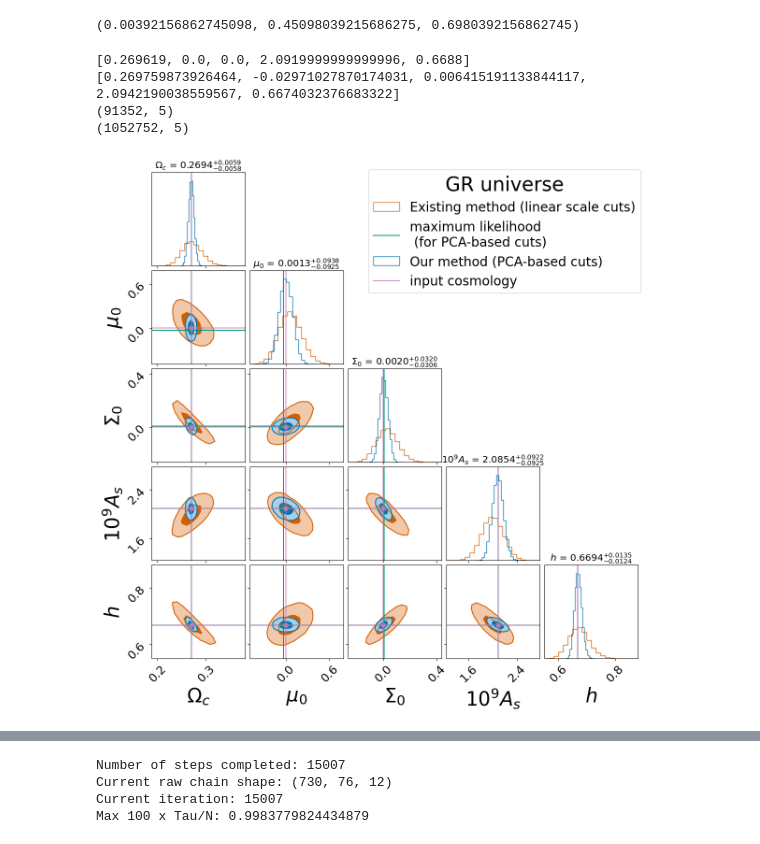
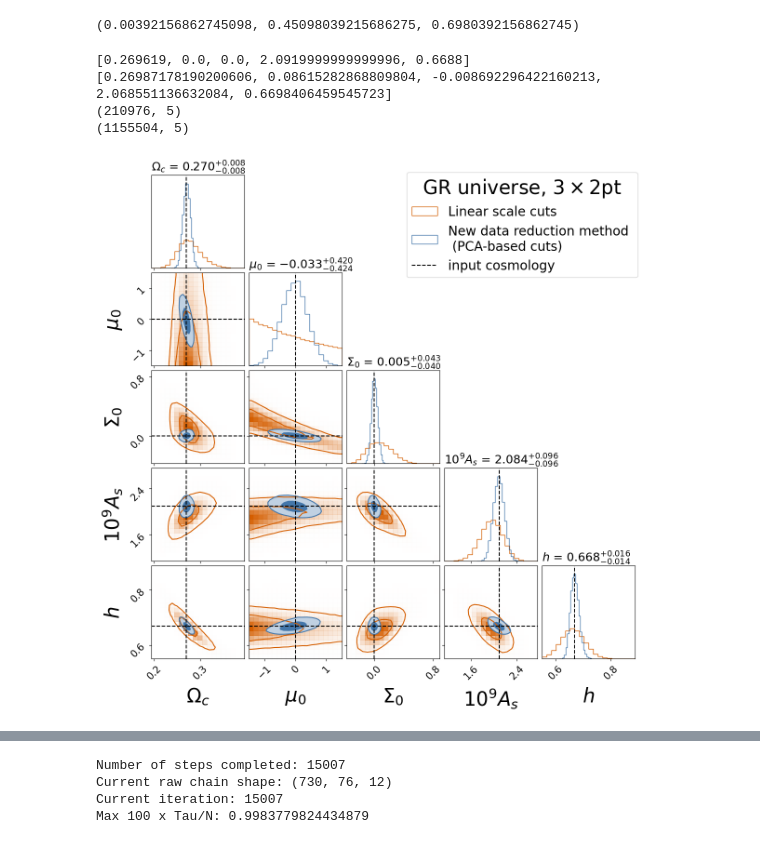
Before and after one commit to CarolaZano/PCA_project, a Jupyter notebook: Parameter_inference_GR/Read_emcee_progress.ipynb, the cells around one changed output, grey strips where cells are left out. Saved outputs shown, nothing was run; the diff lists cells and outputs as text; code cells hidden in the pictures.

```diff
--- a/Parameter_inference_GR/Read_emcee_progress.ipynb
+++ b/Parameter_inference_GR/Read_emcee_progress.ipynb
@@ -113,7 +112,7 @@ Maximum likelihood:  12.238502701317522
 # %%
 # Assuming `raw_chain` is the MCMC chain you have loaded from the file.
 #filename = "/home/c2042999/PCA_project/Parameter_inference_GR/mcmc/mcmc_GR_muSigma_StandardCuts_nofsigma8.h5"
-filename = "/scratch/c2042999/chains/mcmc_ESS_muSigma_StandardCuts_noparam.h5"
+filename = "/scratch/c2042999/chains_final/mcmc_GR_muSigma_StandardCuts_nofsigma8.h5"
 
 while True:
     try:
@@ -124,7 +123,7 @@ while True:
         print("File is locked, retrying...")
         time.sleep(0.1)  # Sleep for 1 second before trying again
 
-raw_chain_standardcuts = reader.get_chain(discard=400, thin=20)#
+raw_chain_standardcuts = reader.get_chain(discard=500, thin=20)#
 
 # Check how many steps have been completed so far
 n_steps_completed = reader.iteration
@@ -156,7 +155,7 @@ for i in range(n_params):
     ax = axes[i]
     for j in range(40):
         ax.plot(raw_chain_standardcuts[:, j, i], alpha=0.5, color="k")  # Plot for each walker
-        #ax.plot(raw_chain[:, j, i], alpha=0.5, color="r")  # Plot for each walker
+        ax.plot(raw_chain[:, j, i], alpha=0.5, color="r")  # Plot for each walker
     #ax.plot(np.arange(len(raw_chain[:1000, 0, 0])), value1[i]*np.ones(len(raw_chain[:1000, 0, 0])), color="g")
 
     """
@@ -182,6 +181,6 @@ plt.show()
 # %%
 for i in range(12):
-    mcmc = np.percentile(raw_chain[350:, :, i], [16, 50, 84])
+    mcmc = np.percentile(raw_chain[:, :, i], [16, 50, 84])
     q = np.diff(mcmc)
     txt = "\mathrm{{{3}}} = {0:.3f}_{{-{1:.3f}}}^{{{2:.3f}}}"
     txt = txt.format(mcmc[1], q[0], q[1], labels[i])
@@ -202,6 +201,6 @@ $\displaystyle \mathrm{$b_5$} = 2.295_{-0.029}^{0.029}$
 # %%
 for i in range(12):
-    mcmc = np.percentile(raw_chain_standardcuts[350:, :, i], [16, 50, 84])
+    mcmc = np.percentile(raw_chain_standardcuts[:, :, i], [16, 50, 84])
     q = np.diff(mcmc)
     txt = "\mathrm{{{3}}} = {0:.3f}_{{-{1:.3f}}}^{{{2:.3f}}}"
     txt = txt.format(mcmc[1], q[0], q[1], labels[i])
@@ -237,18 +236,19 @@ print(list(max_likelihood_params)[:ndim])
 ndim = 5#len(labels)
 burned_chain = raw_chain_standardcuts
 
+colors = ["#4477AA",mcolors.to_hex(col[3])]  # Contour colors
+truth_color = "k"  # Truth values
+
 CORNER_KWARGS = dict(
     label_kwargs=dict(fontsize=30),
     title_kwargs=dict(fontsize=14.5),
-    show_titles=True,
-    smooth = False,
+    show_titles=False,
+    smooth = 0.5,
     levels=(1 - np.exp(-0.5), 1 - np.exp(-2)),
     plot_datapoints=False,
-    fill_contours=True,
+    fill_contours=False,
     max_n_ticks=2,
-    title_fmt=".4f",
-    truths=list(max_likelihood_params)[:ndim],
-    truth_color=mcolors.to_rgba(col[2], alpha=1.0)
+    title_fmt=".3f"
 )
 
 flat_samples =  burned_chain.reshape(-1, n_params)[:,:ndim]
@@ -257,47 +257,70 @@ print(flat_samples.shape)
 len_chain_standardcuts = flat_samples.shape[0]
 
 figure = corner.corner(
-    flat_samples, **CORNER_KWARGS, labels=labels, color = mcolors.to_hex(col[3]),hist_kwargs=dict(density=True)
+    flat_samples, **CORNER_KWARGS, labels=labels, color = colors[1],hist_kwargs=dict(density=True)
 );
 
 ### PCA CUTS####
 
 burned_chain = raw_chain
 flat_samples =  burned_chain.reshape(-1, n_params)[:,:ndim]
 
 CORNER_KWARGS = dict(
     label_kwargs=dict(fontsize=30),
-    title_kwargs=dict(fontsize=14.5),
+    title_kwargs=dict(fontsize=18, loc="left"),
     show_titles=True,
     smooth = False,
     levels=(1 - np.exp(-0.5), 1 - np.exp(-2)),
     plot_datapoints=False,
     fill_contours=True,
     max_n_ticks=2,
-    title_fmt=".4f",
-    truths=value1[:ndim],
-    truth_color=mcolors.to_rgba(col[4], alpha=0.8)
+    title_fmt=".3f"
 )
 
 print(flat_samples.shape)
 
 corner.corner(
-    flat_samples, fig=figure, **CORNER_KWARGS, labels=labels, color=mcolors.to_hex(col[0]),hist_kwargs=dict(density=True)
+    flat_samples, fig=figure, **CORNER_KWARGS, labels=labels, color=colors[0],hist_kwargs=dict(density=True)
 );
 
 ######################
 # Extract the axes
+axes = np.array(figure.axes).reshape((ndim, ndim))
+
+# Loop over the diagonal
+for i in range(ndim):
+    if value1[i] != None:
+        ax = axes[i, i]
+        ax.axvline(value1[i], color=truth_color, linestyle="--")
+
+# Loop over histograms
+for yi in range(ndim):
+    for xi in range(yi):
+        if value1[xi] == None:
+            ax = axes[yi, xi]
+            ax.axhline(value1[yi], color=truth_color, linestyle="--")
+        elif value1[yi] == None:
+            ax = axes[yi, xi]
+            ax.axvline(value1[xi], color=truth_color, linestyle="--")
+        else:
+            ax = axes[yi, xi]
+            ax.axvline(value1[xi], color=truth_color, linestyle="--")
+            ax.axhline(value1[yi], color=truth_color, linestyle="--")
+########################
+
+for ax in figure.get_axes():
+    ax.tick_params(axis='both', which='major', labelsize=15)  # Change label size
 
 #plt.legend(["3x2pt, Existing method (linear scale cuts)","maximum likelihood \n (for PCA-based cuts)","3x2pt, Our method (PCA-based cuts)","input cosmology"],\
 #           bbox_to_anchor=(1.0, 12.7), fontsize=40,title=r"GR universe",title_fontsize=60)
-plt.legend(["Existing method (linear scale cuts)","maximum likelihood \n (for PCA-based cuts)","Our method (PCA-based cuts)","input cosmology"], bbox_to_anchor=(1.1, 5.3), fontsize=20,title=r"GR universe",title_fontsize=30)
-
-#plt.savefig("/home/c2042999/PCA_project/Figures/Final_figures/3x2pt_fsigma8_GR_marg.pdf", bbox_inches='tight')
+plt.legend(["Linear scale cuts","New data reduction method \n (PCA-based cuts)","input cosmology"], bbox_to_anchor=(1.1, 5.3), fontsize=20,title=r"GR universe, $3\times2$pt",title_fontsize=30)
+#"maximum likelihood \n (for PCA-based cuts)"
+#plt.savefig("/home/c2042999/PCA_project/Figures/Final_figures/3x2pt_GR_marg.pdf", bbox_inches='tight')
 # %% [output]
 [0.269619, 0.0, 0.0, 2.0919999999999996, 0.6688]
-[0.269759873926464, -0.02971027870174031, 0.006415191133844117, 2.0942190038559567, 0.6674032376683322]
-(91352, 5)
-(1052752, 5)
+[0.26987178190200606, 0.08615282868809804, -0.008692296422160213, 2.068551136632084, 0.6698406459545723]
+(210976, 5)
+(1155504, 5)
-[figure, old version]
+[figure, new version]
 # %%
 #### STANDARD CUTS #####
```
Also changed, not shown: parts of 36 cells of this notebook, 7 other files.
